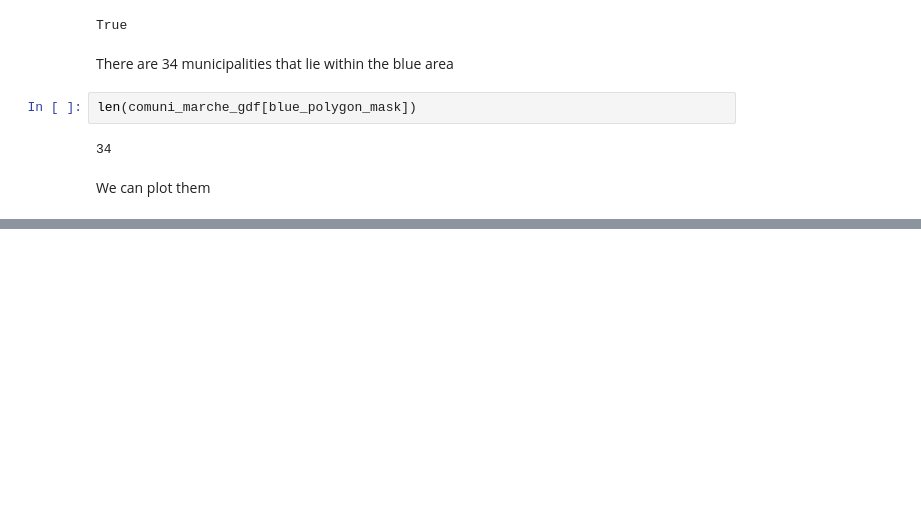
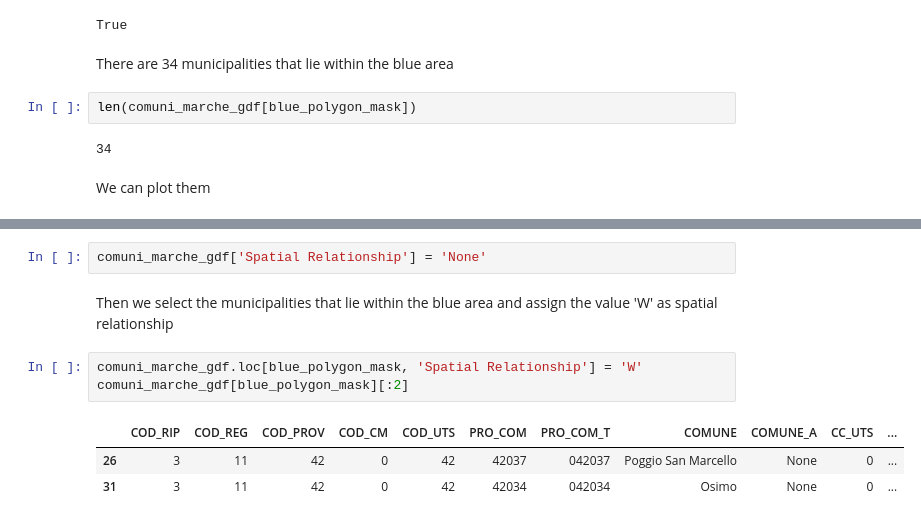
Before and after one commit to luigiselmi/geoscience, a Jupyter notebook: reprojection.ipynb, the cells around one changed output, grey strips where cells are left out. Saved outputs shown, nothing was run; the diff lists cells and outputs as text; blank space fills up the shorter version.

```diff
--- a/reprojection.ipynb
+++ b/reprojection.ipynb
@@ -499,0 +513,11 @@ ax.axis('off')
+# %%
+comuni_marche_gdf['Spatial Relationship'] = 'None'
+# %% [markdown]
+Then we select the municipalities that lie within the blue area and assign the value 'W' as spatial relationship
+# %%
+comuni_marche_gdf.loc[blue_polygon_mask, 'Spatial Relationship'] = 'W'
+comuni_marche_gdf[blue_polygon_mask][:2]
+# %% [output]
+|  | COD_RIP | COD_REG | COD_PROV | COD_CM | COD_UTS | PRO_COM | PRO_COM_T | COMUNE | COMUNE_A | CC_UTS | ... |
+| 26 | 3 | 11 | 42 | 0 | 42 | 42037 | 042037 | Poggio San Marcello | None | 0 | ... |
+| 31 | 3 | 11 | 42 | 0 | 42 | 42034 | 042034 | Osimo | None | 0 | ... |
```
Also changed, not shown: parts of 15 cells of this notebook.
